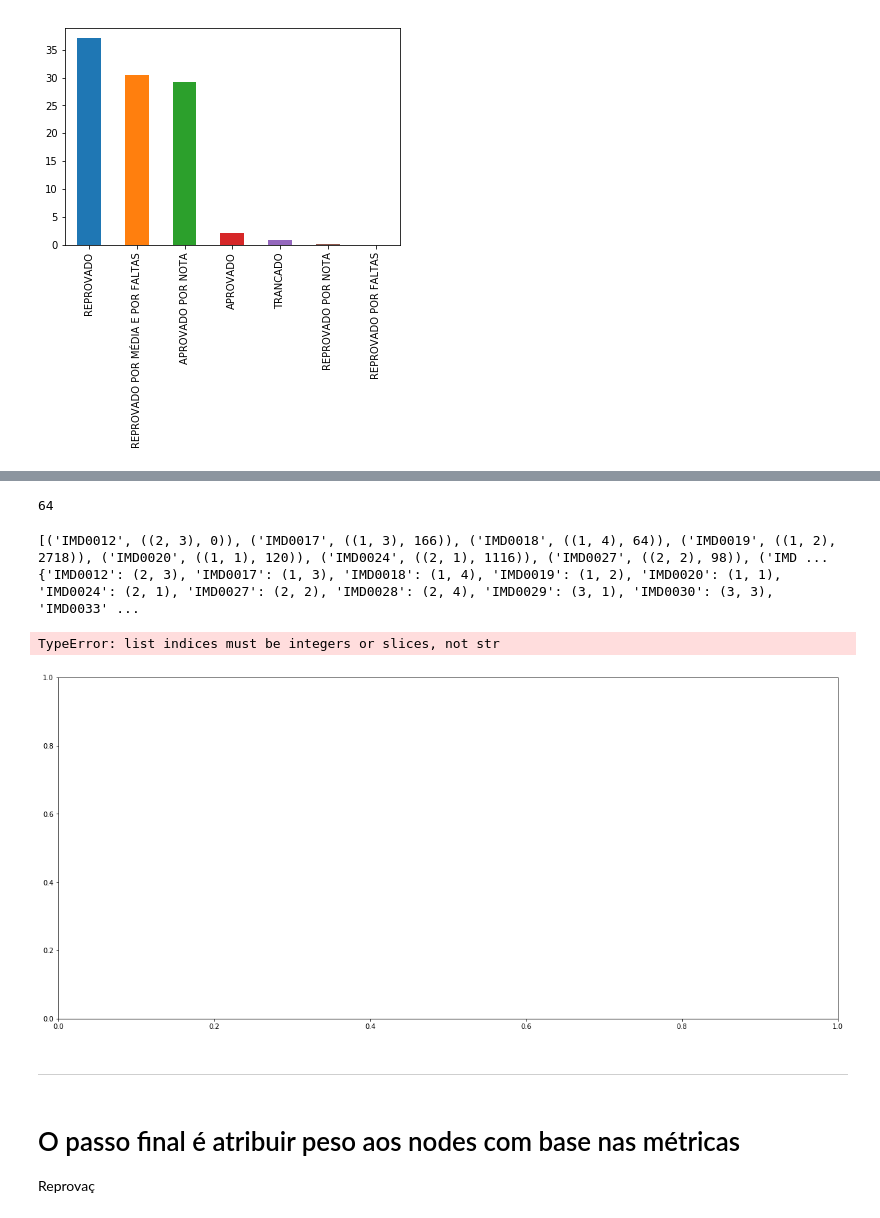
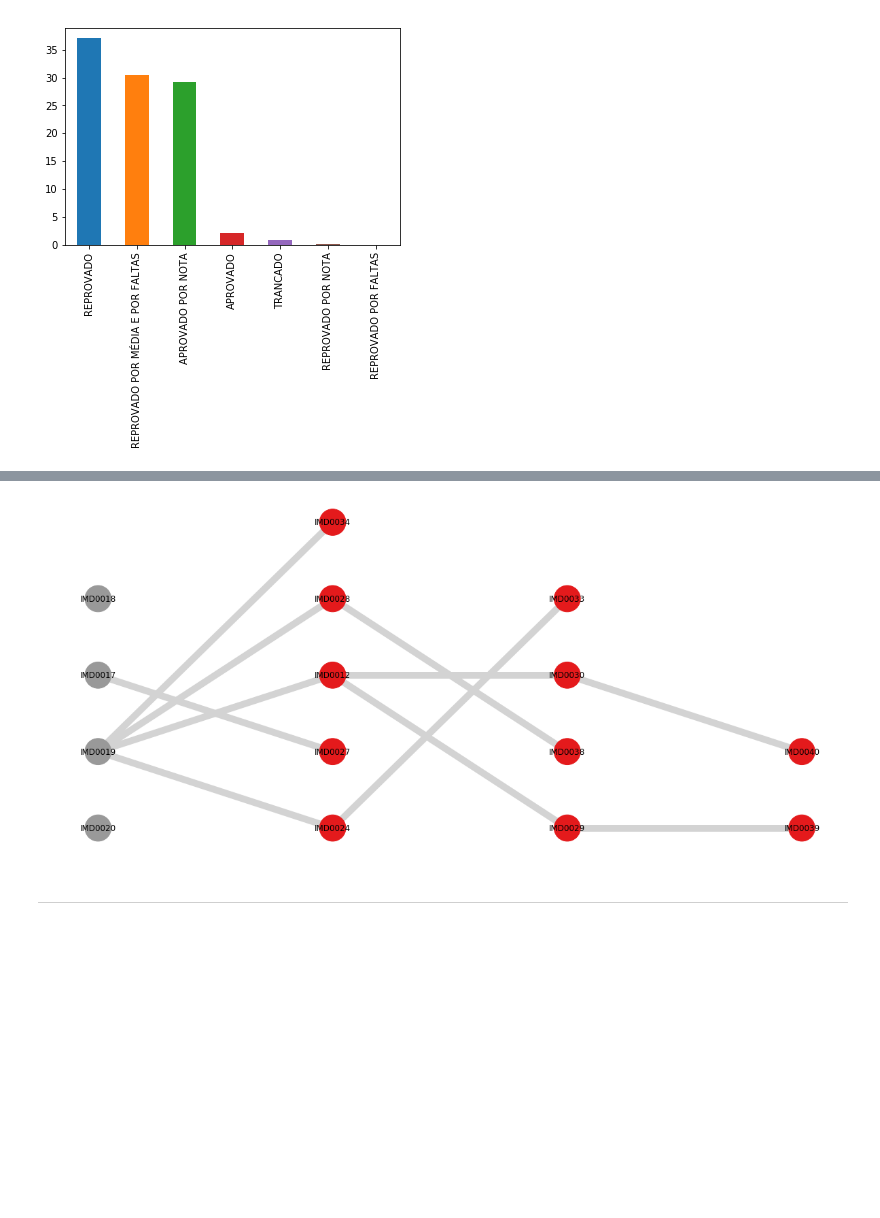
Before and after one commit to CinthiaKatiane/Data-Science-for-Education, a Jupyter notebook: Projeto_IA_Educ.ipynb, the cells around one changed output, grey strips where cells are left out. Drawn from its saved outputs; the diff is of its cells as text; code cells hidden in the pictures; blank space fills up the shorter version.

```diff
--- a/Projeto_IA_Educ.ipynb
+++ b/Projeto_IA_Educ.ipynb
@@ -541,9 +590,4 @@ Name: codigo, dtype: int64
-# %%
-reprovacoes["PRÁTICAS DE LEITURA EM INGLÊS"]
-# %% [output]
-64
 # %%
-# TA ERRADO
 de = []
 para = []
 links = {'from': de, 'to': para}
@@ -552,64 +596,40 @@ groups = []
 car = {'ID': ids, 'myvalue': groups}
 pos = {}
 ch = {1: [1,2,3,4], 2: [1,2,3,4,5], 3:[1,2,3,4], 4:[1,2]}
-sizes = []
-
-#df_tm = df_turma_matricula.sort_values('unidade').drop_duplicates(subset=['id_turma', 'discente'], keep='last')
 
 for _, row in df_grade.iterrows():
     ids.append(row.codigo)
-
-    try:
-        size = reprovacoes[row.codigo]
-    except:
-        size = 0
 
     pos[row.codigo] = ((row.semestre_oferta, ch[row.semestre_oferta].pop()), size)
     if (str(row.pre_requisito).lower()!='nan'):
         de.append(row.pre_requisito)
         para.append(row.codigo)
         groups.append('group1')
     else:
         de.append(row.codigo)
         para.append(row.codigo)
         groups.append('group2')
         pass
 
 df = pd.DataFrame(links)
 
 carac = pd.DataFrame(car)
 
 G=nx.from_pandas_edgelist(df, 'from', 'to', edge_attr=True)
 
 G.nodes()
 
 carac= carac.set_index('ID')
 carac=carac.reindex(G.nodes())
 carac['myvalue']=pd.Categorical(carac['myvalue'])
 carac['myvalue'].cat.codes
 
 plt.rcParams['figure.figsize'] = (16,7)
-posicoes = {}
-tamanho = []
-posicoes_order = {}
-posicoes_order = (sorted(pos.items(), key=lambda pos: pos[0]))
-print(posicoes_order)
-
 for v in posicoes_order:
     posicoes[v[0]] = v[1][0]
-    tamanho.append(v[1][1])
 
-
-print(posicoes, tamanho)
-nx.draw(G, posicoes, with_labels=True, node_color=carac['myvalue'].cat.codes, cmap=plt.cm.Set1, node_size=tamanho, edge_color='lightgrey', width=10.0)
+nx.draw(G, posicoes, with_labels=True, node_color=carac['myvalue'].cat.codes, cmap=plt.cm.Set1, node_size=1500, edge_color='lightgrey', width=10.0)
 # %% [output]
-[('IMD0012', ((2, 3), 0)), ('IMD0017', ((1, 3), 166)), ('IMD0018', ((1, 4), 64)), ('IMD0019', ((1, 2), 2718)), ('IMD0020', ((1, 1), 120)), ('IMD0024', ((2, 1), 1116)), ('IMD0027', ((2, 2), 98)), ('IMD ...
-{'IMD0012': (2, 3), 'IMD0017': (1, 3), 'IMD0018': (1, 4), 'IMD0019': (1, 2), 'IMD0020': (1, 1), 'IMD0024': (2, 1), 'IMD0027': (2, 2), 'IMD0028': (2, 4), 'IMD0029': (3, 1), 'IMD0030': (3, 3), 'IMD0033' ...
-TypeError: list indices must be integers or slices, not str
-[figure, old version]
+[figure, new version]
 # %% [markdown]
 ____
-# %% [markdown]
-# O passo final é atribuir peso aos nodes com base nas métricas
-
-Reprovaç
```
Also changed, not shown: parts of 26 cells of this notebook.
